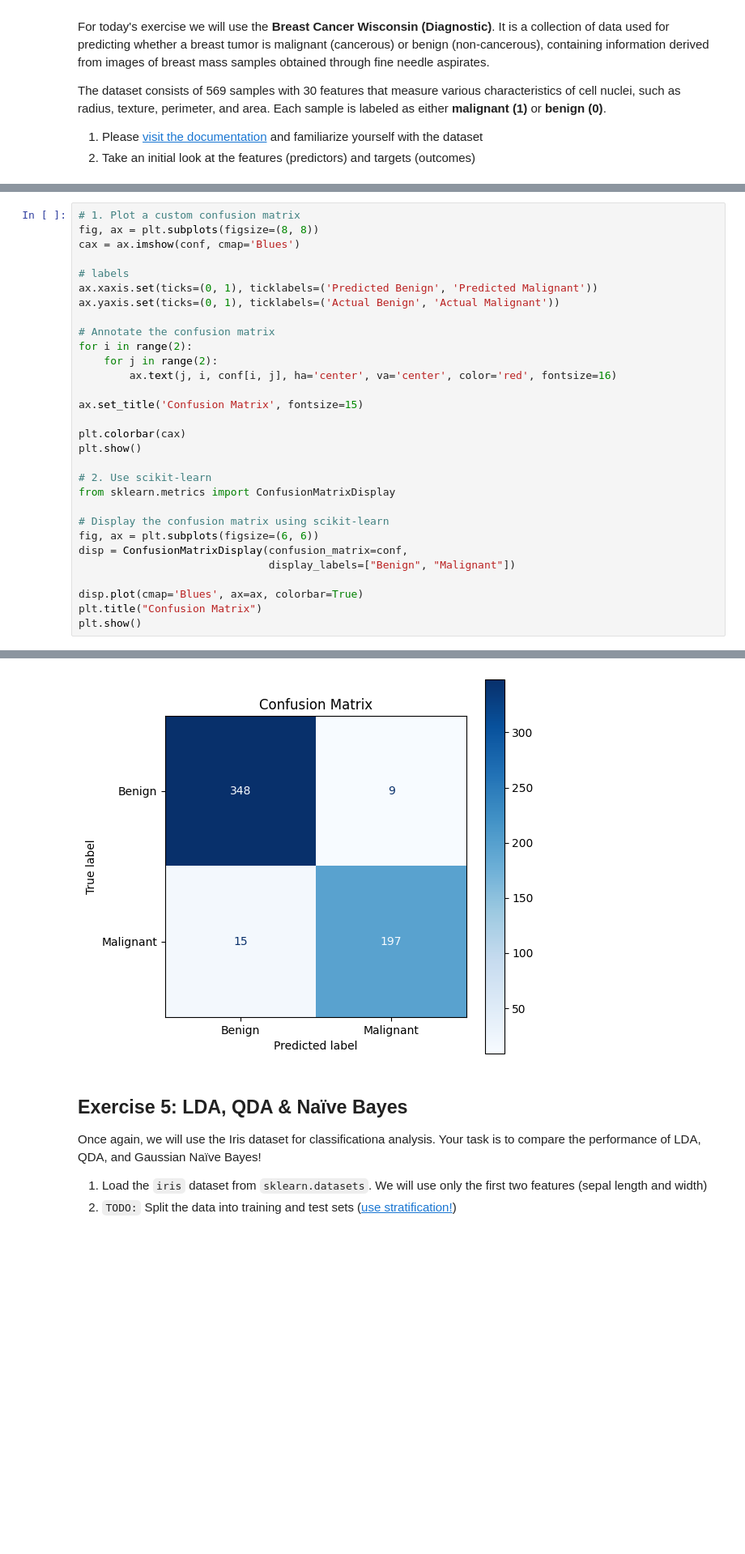
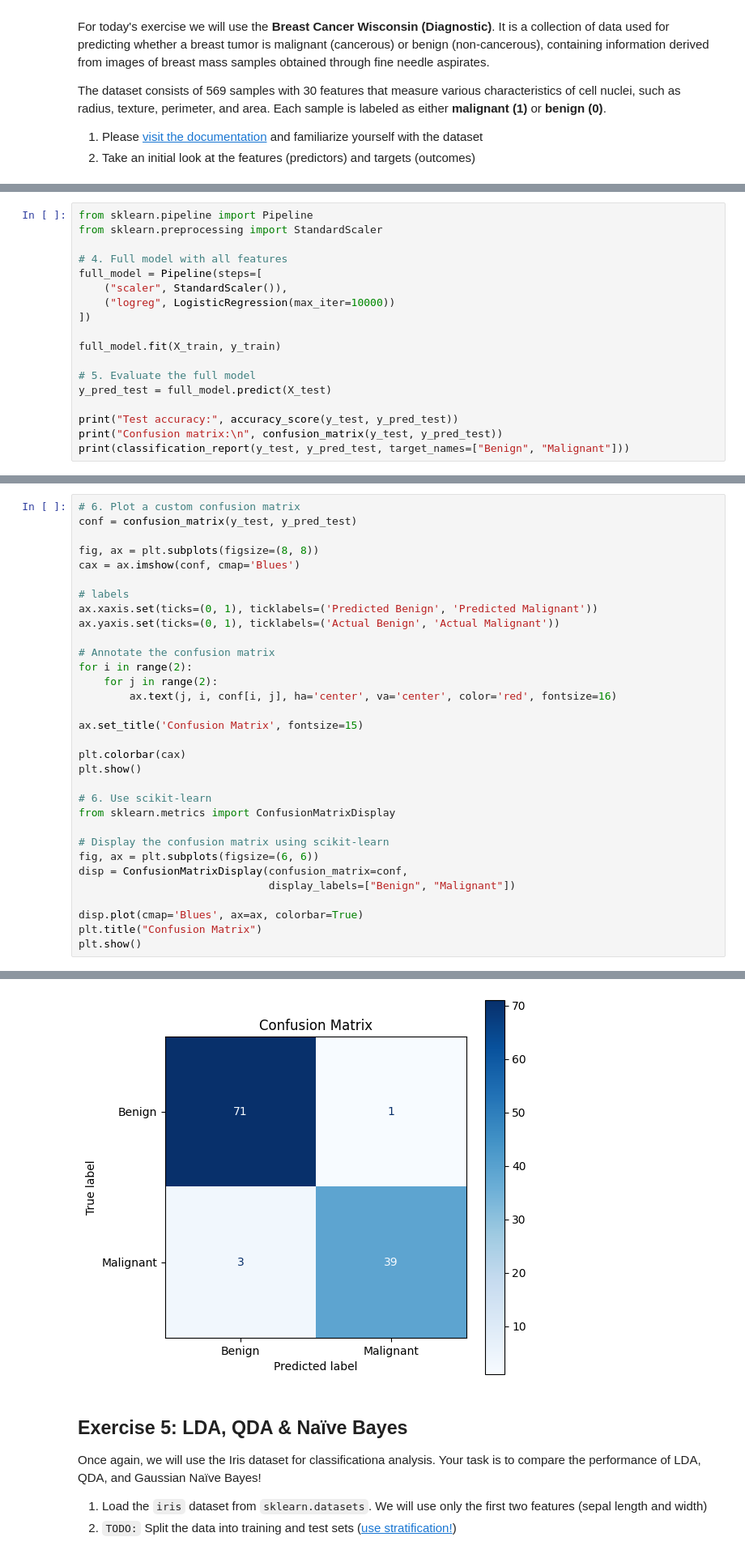
Before and after one commit to mibur1/psy300, a Jupyter notebook: book/solutions/solutions_2.ipynb, the cells around one changed output, grey strips where cells are left out. Shown at 81% size. Cells and saved outputs as stored; diff of their text form; blank space fills up the shorter version.

Commit message:
updates to logistic regression exercise

```diff
--- a/book/solutions/solutions_2.ipynb
+++ b/book/solutions/solutions_2.ipynb
@@ -437,0 +491,18 @@ weighted avg       0.96      0.96      0.96       569
+# %%
+from sklearn.pipeline import Pipeline
+from sklearn.preprocessing import StandardScaler
+
+# 4. Full model with all features
+full_model = Pipeline(steps=[
+    ("scaler", StandardScaler()),
+    ("logreg", LogisticRegression(max_iter=10000))
+])
+
+full_model.fit(X_train, y_train)
+
+# 5. Evaluate the full model
+y_pred_test = full_model.predict(X_test)
+
+print("Test accuracy:", accuracy_score(y_test, y_pred_test))
+print("Confusion matrix:\n", confusion_matrix(y_test, y_pred_test))
+print(classification_report(y_test, y_pred_test, target_names=["Benign", "Malignant"]))
@@ -447,5 +531,7 @@ weighted avg       0.96      0.96      0.96       569
 # %%
-# 1. Plot a custom confusion matrix
+# 6. Plot a custom confusion matrix
+conf = confusion_matrix(y_test, y_pred_test)
+
 fig, ax = plt.subplots(figsize=(8, 8))
 cax = ax.imshow(conf, cmap='Blues')
 
@@ -463,7 +549,7 @@ ax.set_title('Confusion Matrix', fontsize=15)
 plt.colorbar(cax)
 plt.show()
 
-# 2. Use scikit-learn
+# 6. Use scikit-learn
 from sklearn.metrics import ConfusionMatrixDisplay
 
 # Display the confusion matrix using scikit-learn
@@ -479,4 +565,4 @@ plt.show()
-[figure, old version]
+[figure, new version]
 # %% [markdown]
 ## Exercise 5: LDA, QDA & Naïve Bayes
 
```
Also changed, not shown: parts of 13 cells of this notebook, 1 other file.
